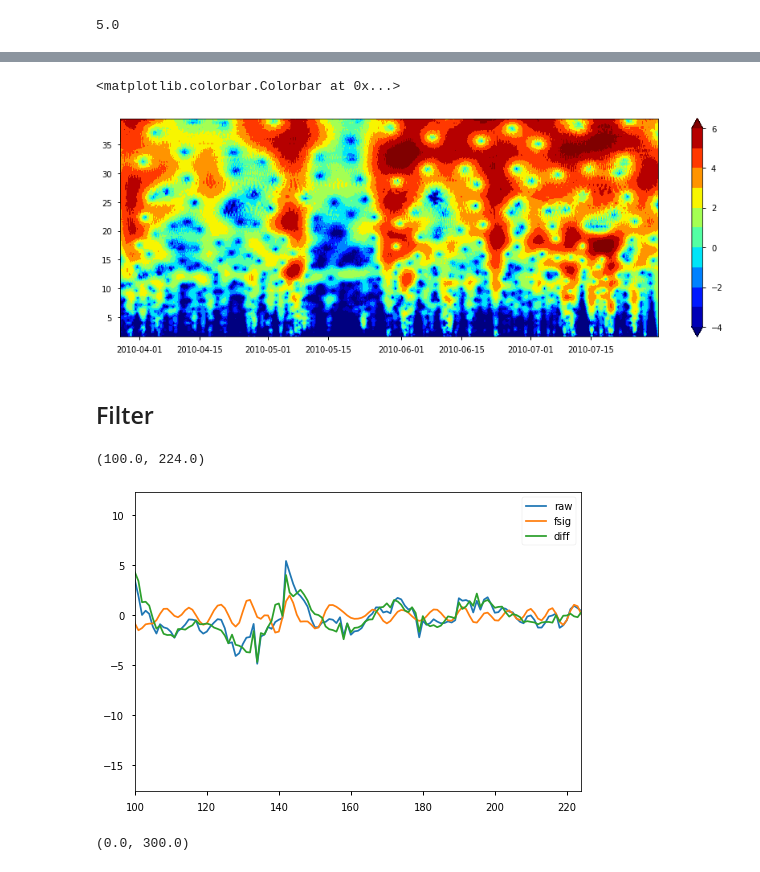
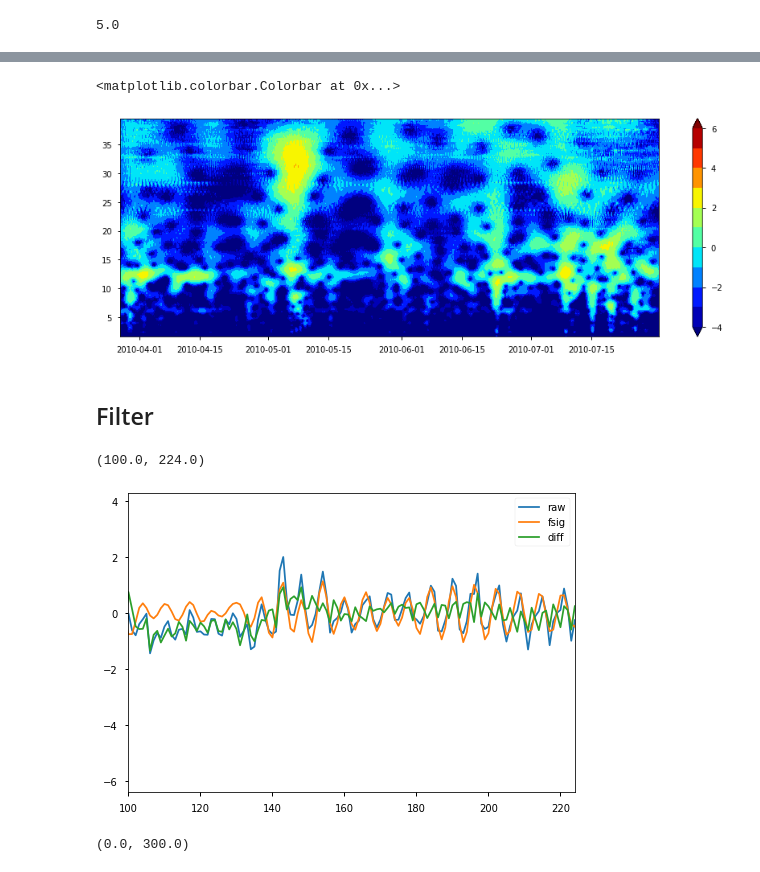
Before and after one commit to galendal/FACTS, a Jupyter notebook: MCA.ipynb, the cells around one changed output, grey strips where cells are left out. Cells and saved outputs as stored; diff of their text form; code cells hidden in the pictures.

```diff
--- a/MCA.ipynb
+++ b/MCA.ipynb
@@ -174,0 +234,2 @@ uv.unstack('z').to_netcdf('Data/tide.nc')
+# %%
+uv=xr.open_dataset('Data/tide.nc')
@@ -278,7 +347,7 @@ S=(S-S.mean(dim='time'))
 mask=surface.land_binary_mask.stack(z=['Y','X']).data
 # %%
 C=P.data.T@S.data
-N=20
+N=40
 random_state=0
 # %% [markdown]
 Do the SVD analysis.
@@ -339,9 +403,11 @@ plt.xlim(0,20)
 # %% [markdown]
 Keeping 20 modes. Calculate reconstructed fields and put the original fields into *res*.
 # %%
-res=res.isel(mode=slice(0,20))
+#res=res.isel(mode=slice(0,20))
 res['usvd']=(('time','z'),res.A.data@res.U.data.T)
 res['vsvd']=(('time','z'),res.B.data@res.V.data.T)
 res['u']=P
 res['v']=S
+res['tide_u']=uv.tide_u
+res['tide_v']=uv.tide_v
 res=res.drop('depth')
@@ -560,25 +632,25 @@ Attributes:
 # %%
-ts=pcs.A.sel(mode=0)#.isel(time=slice(100,164))
+ts=pcs.A.sel(mode=1)#.isel(time=slice(100,164))
 
 wavelet = 'cmor-0.5-5.0'
 minscale=pywt.frequency2scale(wavelet,10)
 maxscale=pywt.frequency2scale(wavelet,0.05)
 
 scales = np.arange(4, 100)
 
 [cfs, freq]=pywt.cwt(ts.data,scales, wavelet)#,dt)
 power=np.abs(cfs)**2
 period=2/freq
 levels = [0.0625, 0.125, 0.25, 0.5, 1, 2, 4, 8, 16,32,64]
 
 
 f, ax = plt.subplots(figsize=(15, 5))
 plt.contourf(ts.time.data, period, np.log2(power[:,:]), np.log2(levels),cmap = plt.cm.jet,extend='both')#,vmax=4)
 #plt.ylim(0,24)
 plt.colorbar()
 # %% [output]
 <matplotlib.colorbar.Colorbar at 0x...>
-[figure, old version]
+[figure, new version]
 # %% [markdown]
 ## Filter
 # %%
@@ -593,7 +665,7 @@ plt.legend()
 plt.xlim(100,224)
 # %% [output]
 (100.0, 224.0)
-[figure, old version]
+[figure, new version]
 # %%
 plt.plot(2.0/N * np.abs(fft(fsig)[0:N//2-1]))
 plt.xlim(0,300)
```
Also changed, not shown: parts of 63 cells of this notebook.
